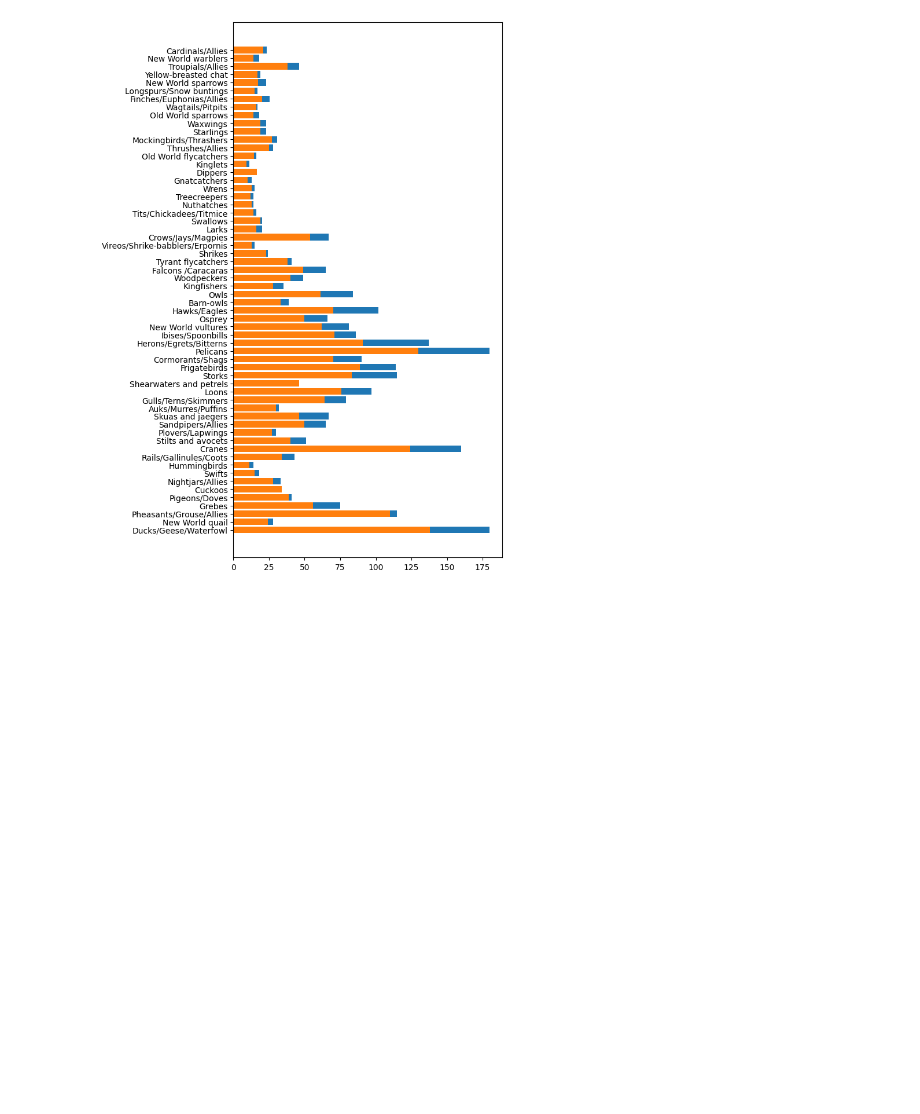
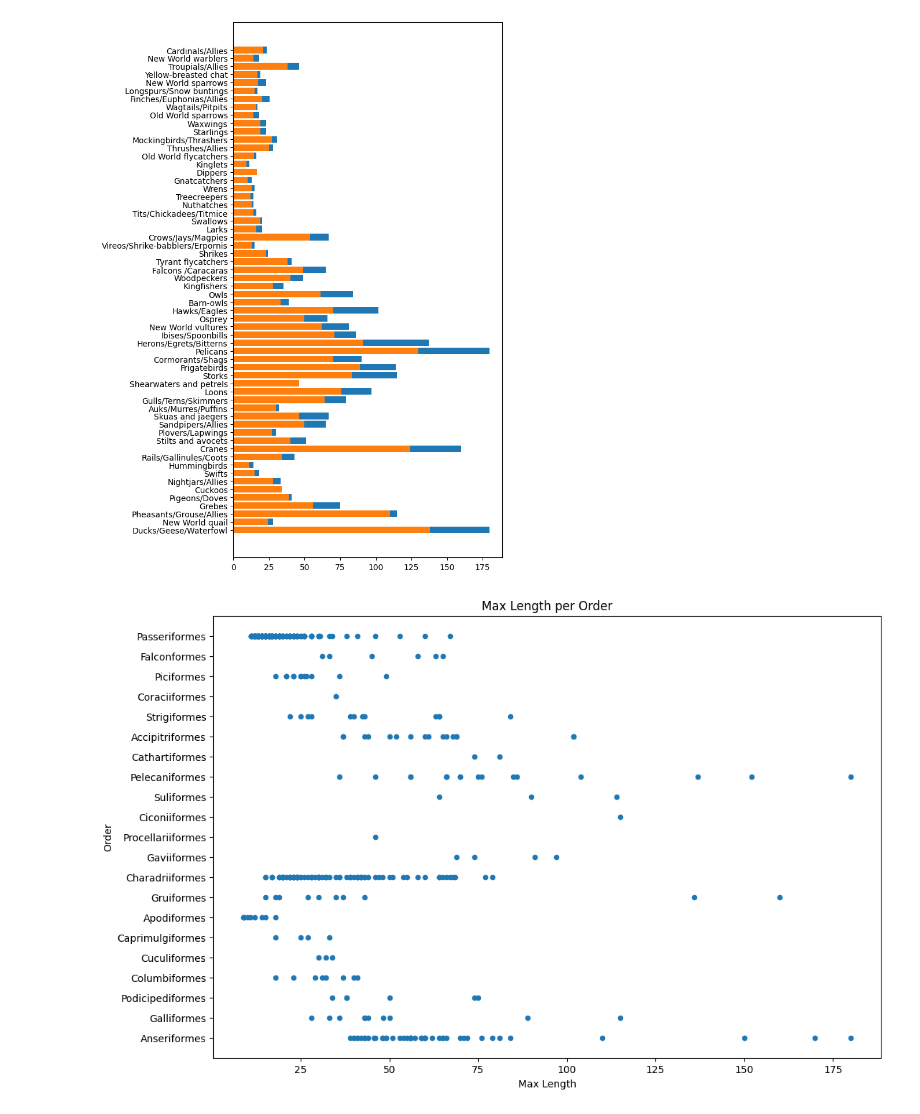
Before and after one commit to Yahyabonyguda/Data_Science_Assignment, a Jupyter notebook: Data Visualization.ipynb, the cells around one changed output. Cells and saved outputs as stored; diff of their text form; code cells hidden in the pictures; blank space fills up the shorter version.

```diff
--- a/Data Visualization.ipynb
+++ b/Data Visualization.ipynb
@@ -122,3 +122,13 @@ plt.barh(category, minLength)
 plt.show()
 # %% [output]
 [figure]
+# %%
+birds.plot(kind='scatter',x='MaxLength',y='Order',figsize=(12,8))
+
+plt.title('Max Length per Order')
+plt.ylabel('Order')
+plt.xlabel('Max Length')
+
+plt.show()
+# %% [output]
+[figure, added]
```
Also changed, not shown: parts of 13 cells of this notebook.
